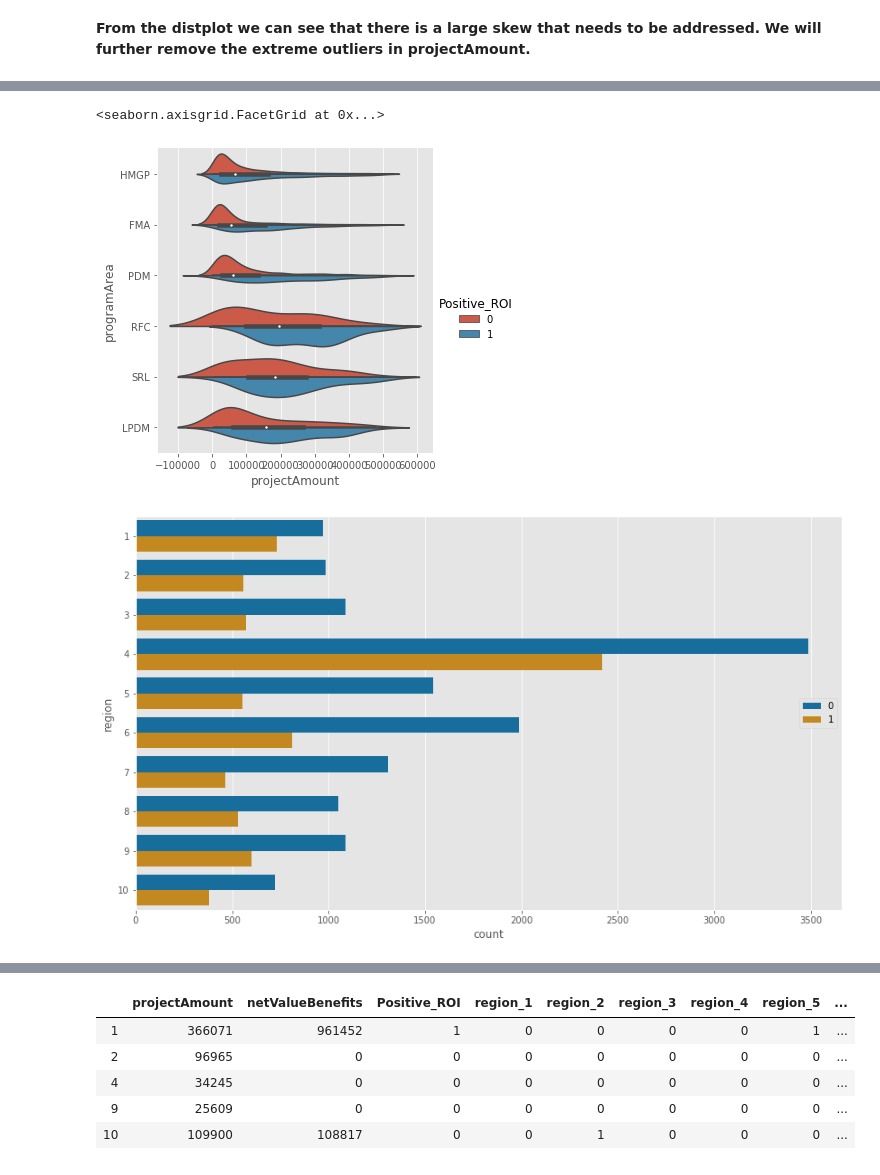
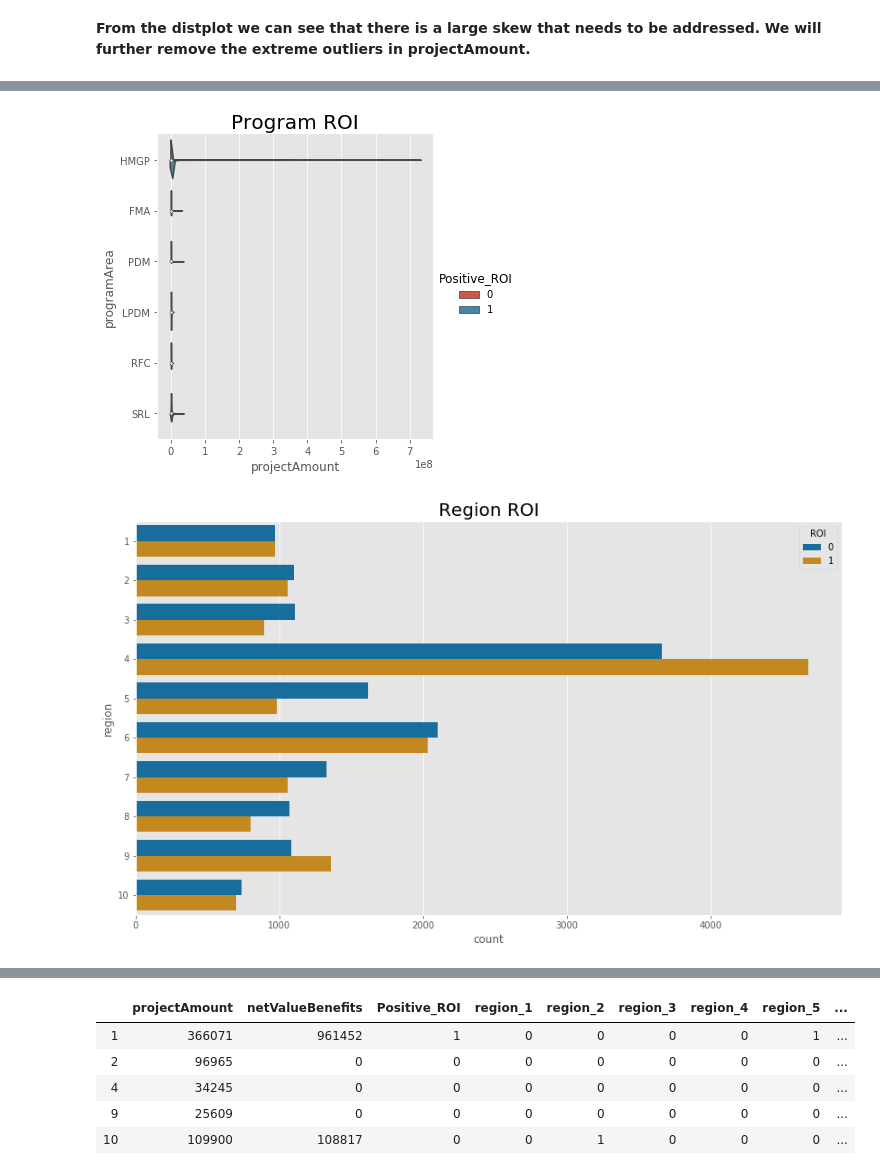
Before and after one commit to rachelbeery/Flatiron-Capstone, a Jupyter notebook: Capstone_Hazard_Mitigation_Positive_ROI.ipynb, the cells around one changed output, grey strips where cells are left out. Saved outputs shown, nothing was run; the diff lists cells and outputs as text; code cells hidden in the pictures.

```diff
--- a/Capstone_Hazard_Mitigation_Positive_ROI.ipynb
+++ b/Capstone_Hazard_Mitigation_Positive_ROI.ipynb
@@ -691,20 +650,23 @@ sns.despine(left=True)
 # %%
 #sns.distplot(x='projectAmount, col="Positive_ROI", kde=True)
 # %%
-sns.catplot(x="projectAmount", y="programArea", hue="Positive_ROI",
+ax = sns.catplot(x="projectAmount", y="programArea", hue="Positive_ROI",
             kind="violin", split=True, pallete="colorblind", data=df)
+plt.title('Program ROI', fontsize=(20))
+plt.show()
 # %% [output]
-<seaborn.axisgrid.FacetGrid at 0x...>
-[figure, old version]
+[figure, new version]
 # %%
 #Plot region vs. ROI
 plt.figure(figsize=(14, 8))
-sns.countplot(y=df2['region'], hue=df2['Positive_ROI'], palette="colorblind")
+ax = sns.countplot(y=df['region'], hue=df['Positive_ROI'], palette="colorblind")
 plt.legend(loc='center right')
+ax.legend(title="ROI")
+plt.title('Region ROI', fontsize=(20))
 plt.show()
 # 0.0 = Not profitable & 1.0 = Profitable
 # %% [output]
-[figure, old version]
+[figure, new version]
 # %%
 # Plot tribal indicator projects vs. ROI
 plt.figure(figsize=(14, 8))
```
Also changed, not shown: parts of 96 cells of this notebook.
